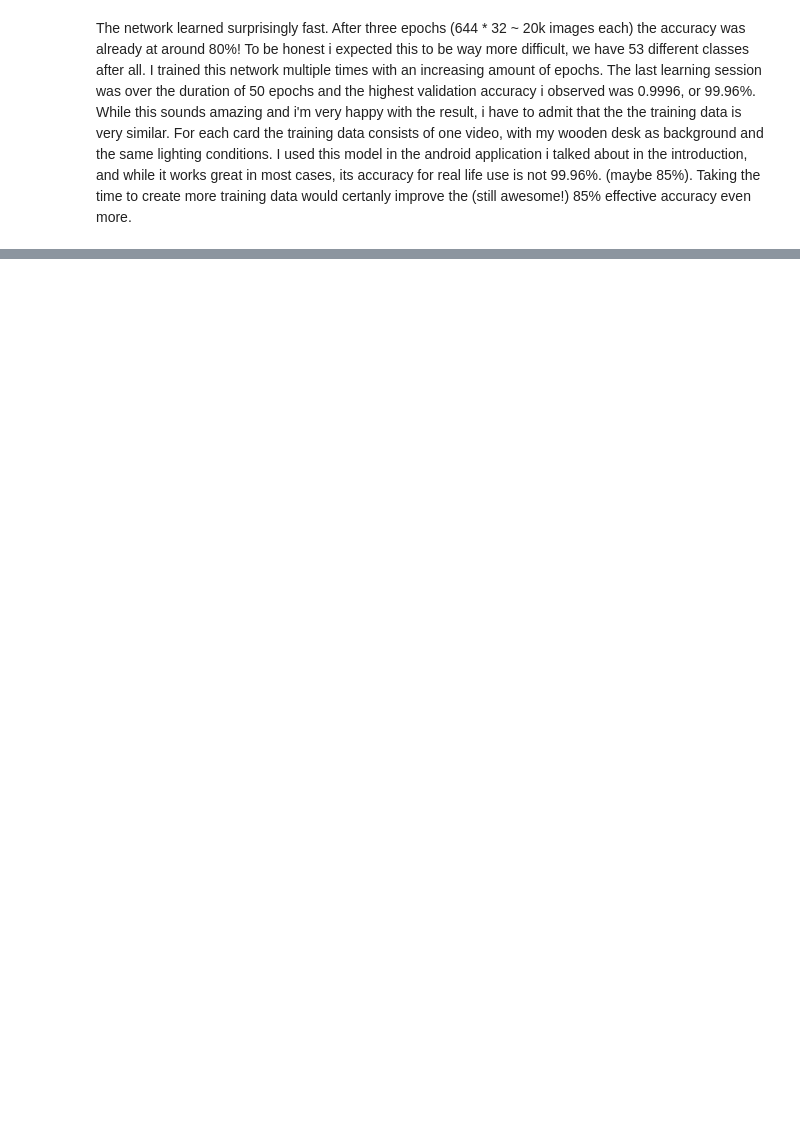
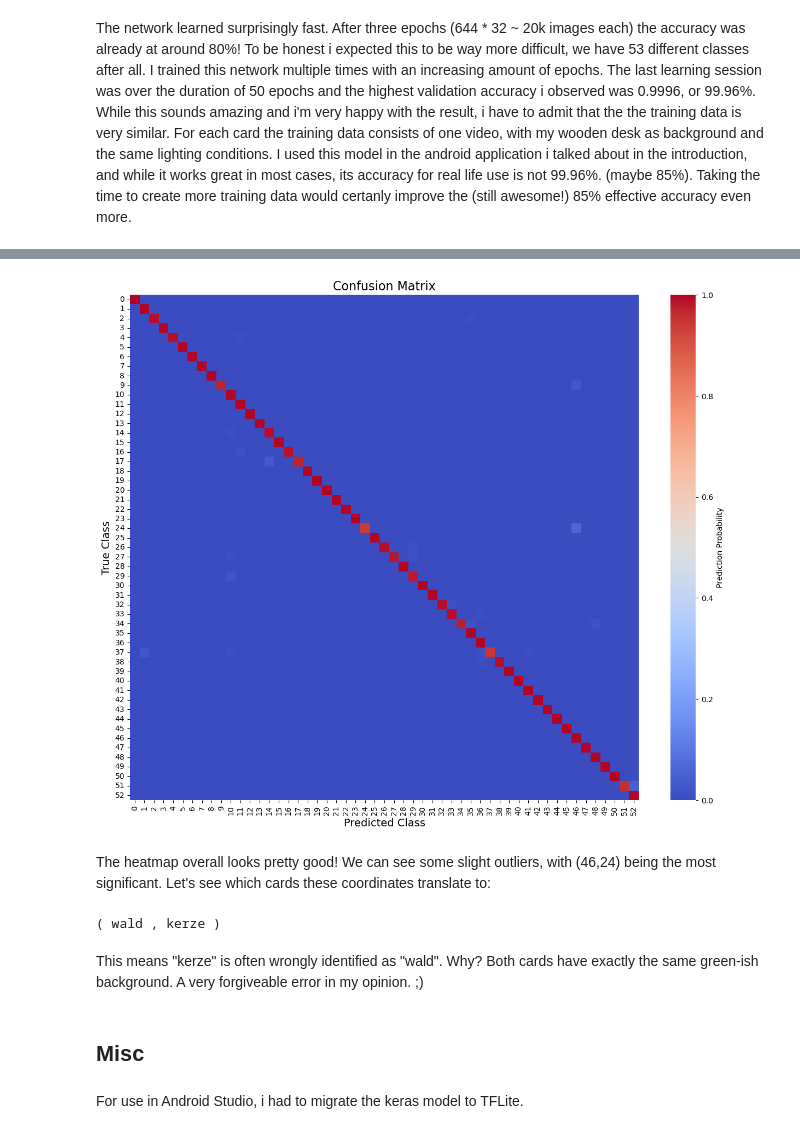
Before and after one commit to WhatIfBlueberry/keras_project, a Jupyter notebook: release/network5.ipynb, the cells around one changed output, grey strips where cells are left out. Drawn from its saved outputs; the diff is of its cells as text; code cells hidden in the pictures; blank space fills up the shorter version.

```diff
--- a/release/network5.ipynb
+++ b/release/network5.ipynb
@@ -135,0 +225,3 @@ visualkeras.layered_view(model, legend=True, font=font)
+# %%
+result = confusion_matrix(all_labels, all_predictions, normalize='true')
+print(result)
@@ -135,0 +236,25 @@ visualkeras.layered_view(model, legend=True, font=font)
+# %%
+plt.figure(figsize=(15, 12))
+sns.heatmap(result, fmt='.2f', cmap='coolwarm', cbar_kws={'label': 'Prediction Probability'})
+
+plt.title('Confusion Matrix', fontsize=16)
+plt.xlabel('Predicted Class', fontsize=14)
+plt.ylabel('True Class', fontsize=14)
+
+plt.show()
+# %% [output]
+[figure, added]
+# %% [markdown]
+The heatmap overall looks pretty good! We can see some slight outliers, with (46,24) being the most significant. Let's see which cards these coordinates translate to:
+# %%
+x = card_names_sep[46]
+y = card_names_sep[24]
+print("(",x,',',y,")")
+# %% [output]
+( wald , kerze )
+# %% [markdown]
+This means "kerze" is often wrongly identified as "wald". Why? Both cards have exactly the same green-ish background. A very forgiveable error in my opinion. ;)
+# %% [markdown]
+## Misc
+# %% [markdown]
+For use in Android Studio, i had to migrate the keras model to TFLite.
```
Also changed, not shown: parts of 23 cells of this notebook.
